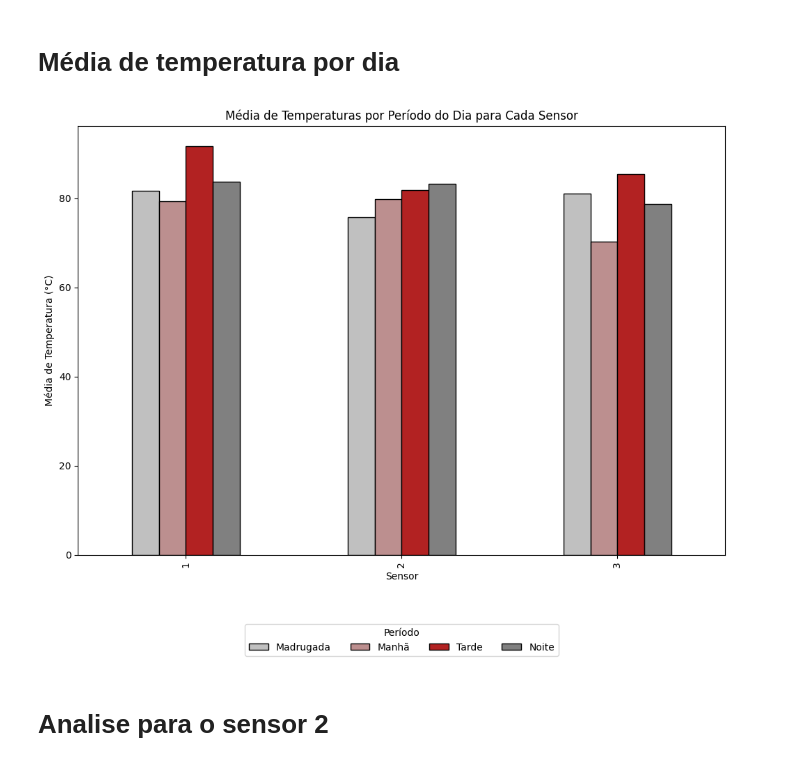
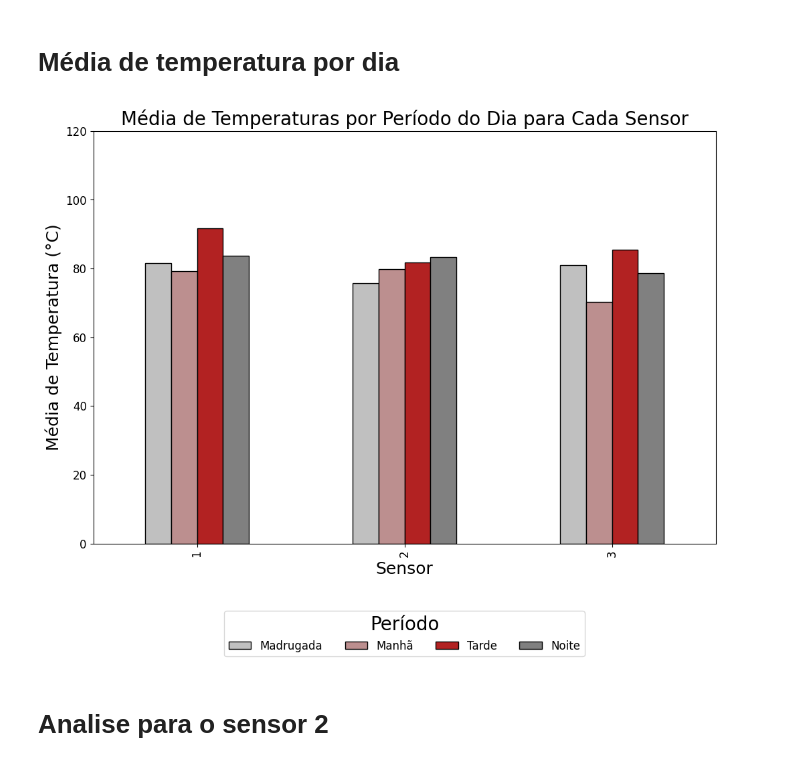
Before and after one commit to JonathanCristovao/analise-de-dados-automacao, a Jupyter notebook: analise_sensores.ipynb, the cells around one changed output. Cells and saved outputs as stored; diff of their text form; code cells hidden in the pictures.

```diff
--- a/analise_sensores.ipynb
+++ b/analise_sensores.ipynb
@@ -198,16 +200,19 @@ Interpretação: Valores acima ou abaixo dos limites do boxplot são potenciais
 # %%
 # Calcular a média de temperatura por sensor e período
 media_temperatura_periodo_sensor = df_sensores.groupby(["ID", "Período"])["Temperatura (°C)"].mean().unstack().reindex(columns=["Madrugada", "Manhã", "Tarde", "Noite"])
 
 # Criar gráfico de média de temperatura por período para cada sensor
 ax = media_temperatura_periodo_sensor.plot(kind='bar', figsize=(12, 8), color=['silver', 'rosybrown', 'firebrick', 'gray'], edgecolor='black')
-plt.title("Média de Temperaturas por Período do Dia para Cada Sensor")
-plt.xlabel("Sensor")
-plt.ylabel("Média de Temperatura (°C)")
-plt.legend(title="Período", bbox_to_anchor=(0.5, -0.15), loc='upper center', ncol=4)
+plt.title("Média de Temperaturas por Período do Dia para Cada Sensor", fontsize=20)
+plt.xlabel("Sensor", fontsize=18)
+plt.ylabel("Média de Temperatura (°C)", fontsize=18)
+plt.ylim(0, 120)
+plt.xticks(fontsize=12)
+plt.yticks(fontsize=12)
+plt.legend(title="Período", bbox_to_anchor=(0.5, -0.15), loc='upper center', ncol=4, fontsize=12, title_fontsize=20)
 plt.show()
 # %% [output]
-[figure, old version]
+[figure, new version]
 # %% [markdown]
 # Analise para o sensor 2
 # %%
```
Also changed, not shown: parts of 7 cells of this notebook.
